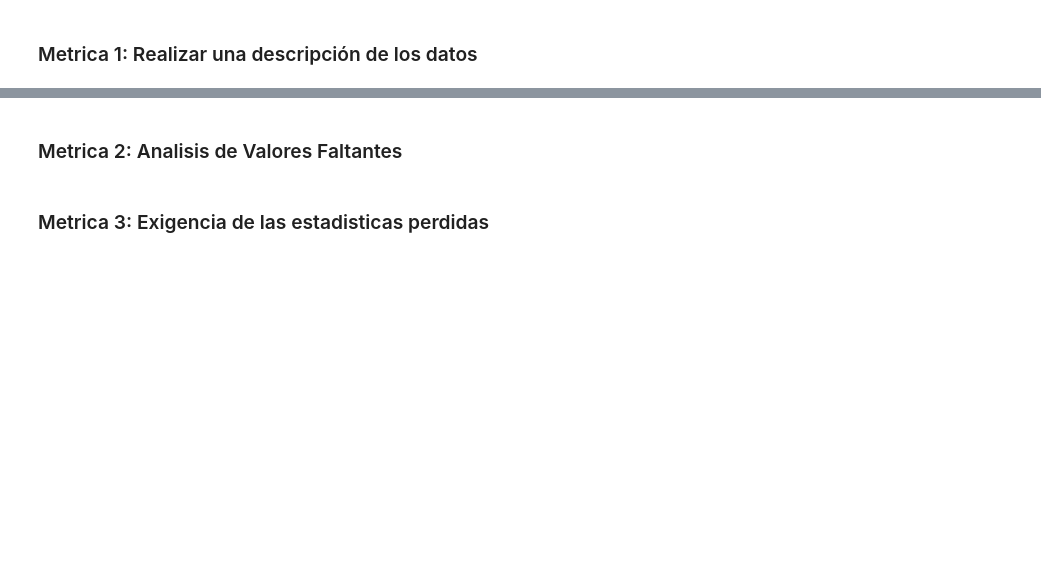
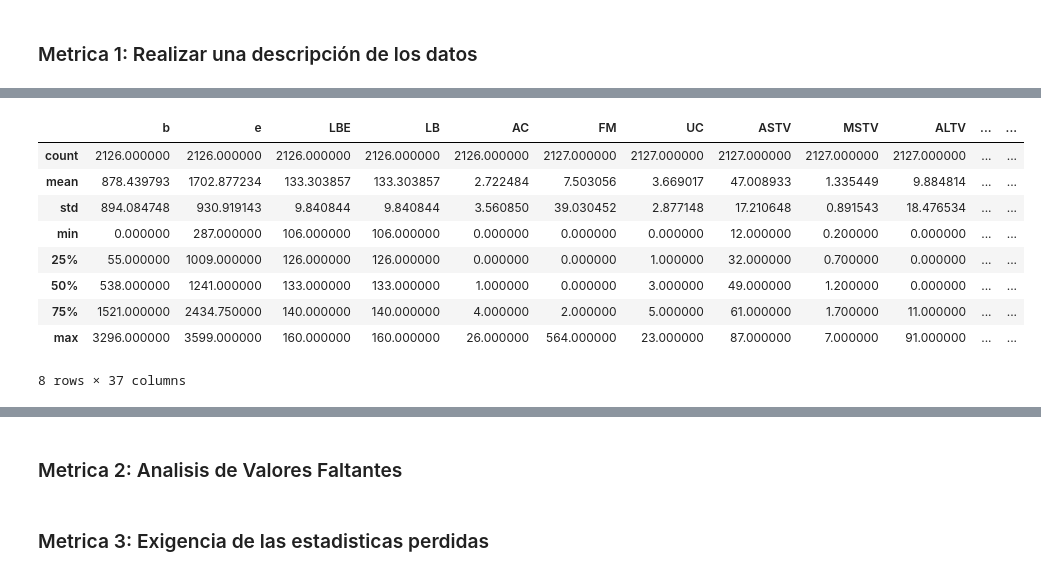
Before and after one commit to DenisFZelaya/Act3-AA-G1, a Jupyter notebook: EDA.ipynb, the cells around one changed output, grey strips where cells are left out. Drawn from its saved outputs; the diff is of its cells as text; code cells hidden in the pictures; blank space fills up the shorter version.

```diff
--- a/EDA.ipynb
+++ b/EDA.ipynb
@@ -44,0 +112,24 @@ En resumen, el EDA es el punto de partida crucial para cualquier análisis de da
+# %%
+# Describir los datos
+
+'''
+Proporciona un resumen estadístico de un DataFrame, incluyendo estadísticas descriptivas
+como la media, la mediana, la desviación estándar, los valores mínimos, los valores máximos
+y los cuartiles para cada columna numérica en el DataFrame.
+
+Este resumen es útil para obtener una comprensión rápida de la distribución y la dispersión
+de los datos en cada columna, lo que puede ayudar en el proceso de análisis exploratorio de datos.
+'''
+
+df_base.describe()
+# %% [output]
+|  | b | e | LBE | LB | AC | FM | UC | ASTV | MSTV | ALTV | ... | ... |
+| count | 2126.000000 | 2126.000000 | 2126.000000 | 2126.000000 | 2126.000000 | 2127.000000 | 2127.000000 | 2127.000000 | 2127.000000 | 2127.000000 | ... | ... |
+| mean | 878.439793 | 1702.877234 | 133.303857 | 133.303857 | 2.722484 | 7.503056 | 3.669017 | 47.008933 | 1.335449 | 9.884814 | ... | ... |
+| std | 894.084748 | 930.919143 | 9.840844 | 9.840844 | 3.560850 | 39.030452 | 2.877148 | 17.210648 | 0.891543 | 18.476534 | ... | ... |
+| min | 0.000000 | 287.000000 | 106.000000 | 106.000000 | 0.000000 | 0.000000 | 0.000000 | 12.000000 | 0.200000 | 0.000000 | ... | ... |
+| 25% | 55.000000 | 1009.000000 | 126.000000 | 126.000000 | 0.000000 | 0.000000 | 1.000000 | 32.000000 | 0.700000 | 0.000000 | ... | ... |
+| 50% | 538.000000 | 1241.000000 | 133.000000 | 133.000000 | 1.000000 | 0.000000 | 3.000000 | 49.000000 | 1.200000 | 0.000000 | ... | ... |
+| 75% | 1521.000000 | 2434.750000 | 140.000000 | 140.000000 | 4.000000 | 2.000000 | 5.000000 | 61.000000 | 1.700000 | 11.000000 | ... | ... |
+| max | 3296.000000 | 3599.000000 | 160.000000 | 160.000000 | 26.000000 | 564.000000 | 23.000000 | 87.000000 | 7.000000 | 91.000000 | ... | ... |
+8 rows × 37 columns
```
Also changed, not shown: parts of 4 cells of this notebook, 1 other file.
